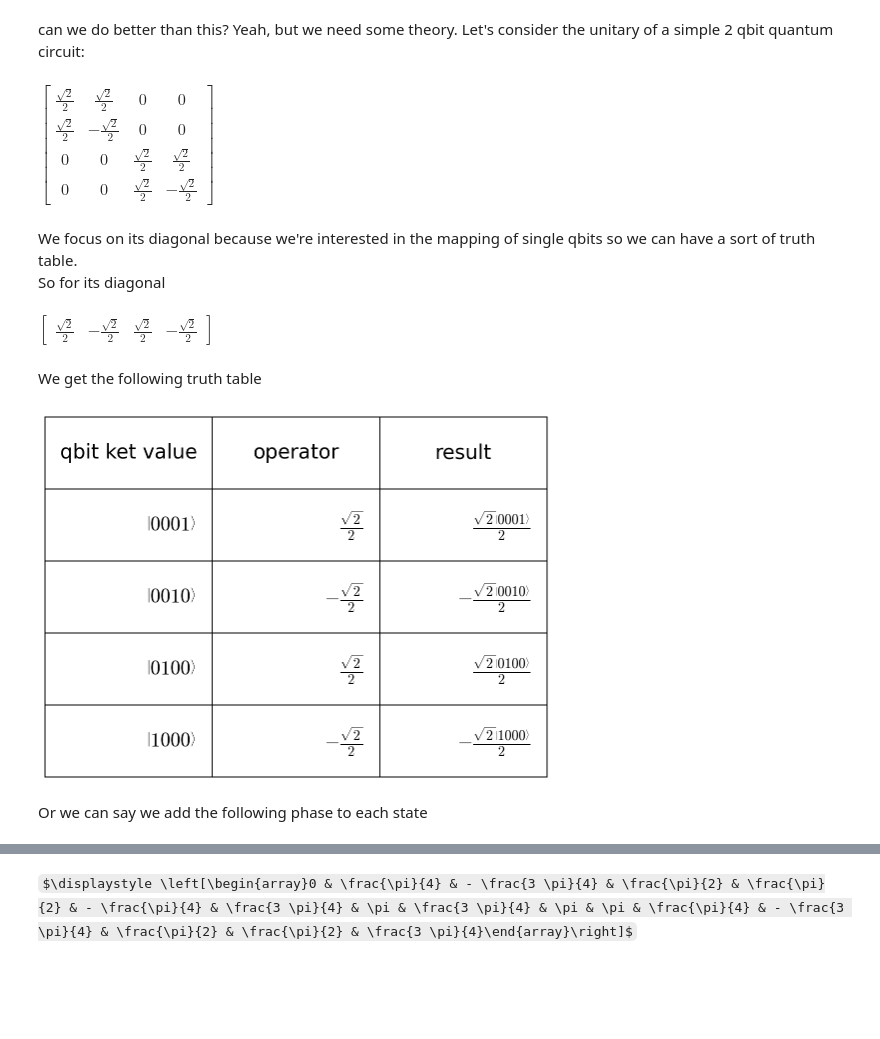
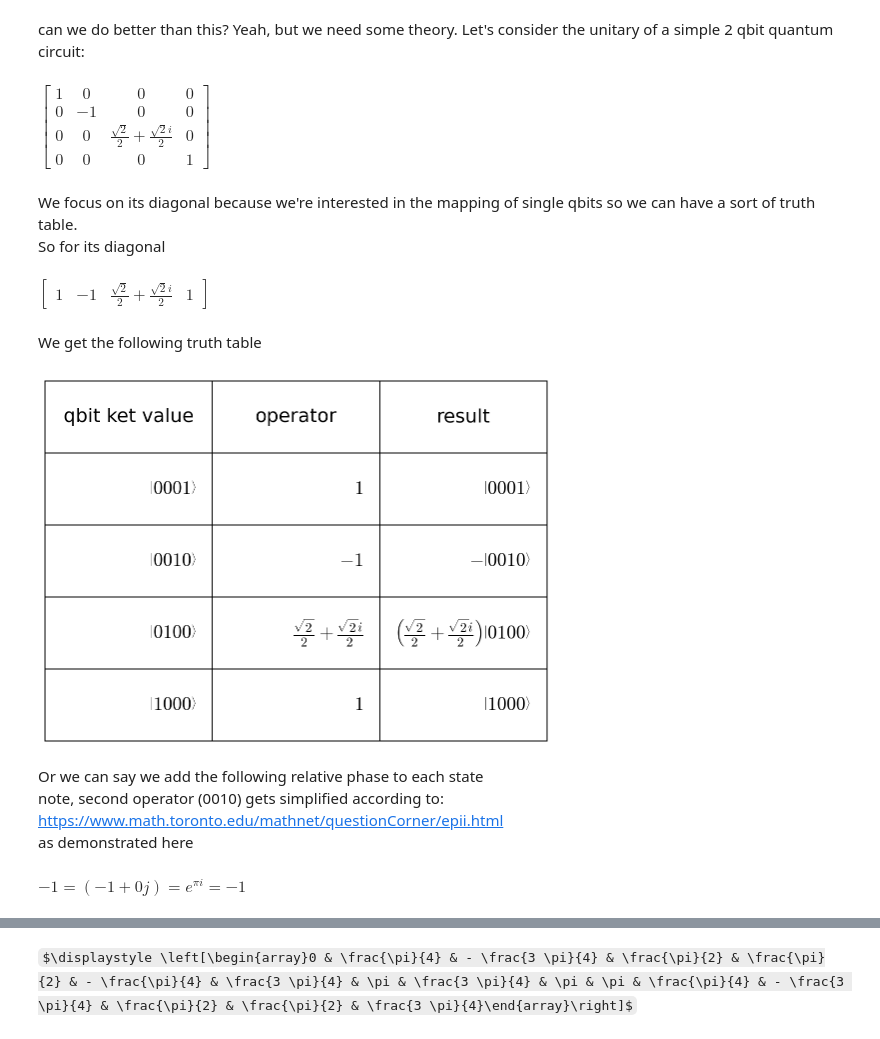
Before and after one commit to jacopomaroli/IBM_may4_challenge_solution, a Jupyter notebook: ex04/Challenge4_CircuitDecomposition.ipynb, the cells around one changed output, grey strips where cells are left out. Saved outputs shown, nothing was run; the diff lists cells and outputs as text; code cells hidden in the pictures; some formulas as TeX source; blank space fills up the shorter version.

```diff
--- a/ex04/Challenge4_CircuitDecomposition.ipynb
+++ b/ex04/Challenge4_CircuitDecomposition.ipynb
@@ -425,7 +425,11 @@ Let's consider the unitary of a simple 2 qbit quantum circuit:
 # %%
 def get_circtuit_unitary():
     qc = QuantumCircuit(2)
+    #qc.cx(0, 1)
     qc.h(0)
+    qc.cx(0, 1)
+    #qc.cz(0, 1)
+    qc.y(1)
 
     backend = Aer.get_backend('unitary_simulator')
     job = execute(qc, backend)
@@ -433,48 +437,73 @@ def get_circtuit_unitary():
     circuit_unitary = result.get_unitary(qc, decimals=12)
     return circuit_unitary
 
+test_unitary_raw = np.matrix([
+    [1, 0, 0, 0],
+    [0, -1, 0, 0],
+    [0, 0, (1/np.sqrt(2))*(1+1j), 0],
+    [0, 0, 0, 1]
+])
+test_unitary = vnsimplify(test_unitary_raw, constants=[sym.sqrt(2)])
+display(sym.Matrix(test_unitary))
+
 test_circuit_unitary_raw = get_circtuit_unitary()
 test_circuit_unitary = vnsimplify(test_circuit_unitary_raw, constants=[sym.sqrt(2)])
+#display(sym.Matrix(test_circuit_unitary))
 #display(sym.Matrix(test_circuit_unitary_raw))
-display(sym.Matrix(test_circuit_unitary))
 # %% [output]
-$\displaystyle \left[\begin{matrix}\frac{\sqrt{2}}{2} & \frac{\sqrt{2}}{2} & 0 & 0\\\frac{\sqrt{2}}{2} & - \frac{\sqrt{2}}{2} & 0 & 0\\0 & 0 & \frac{\sqrt{2}}{2} & \frac{\sqrt{2}}{2}\\0 & 0 & \frac{\sqrt{2}}{2} & - \frac{\sqrt{2}}{2}\end{matrix}\right]$
+$\displaystyle \left[\begin{matrix}1 & 0 & 0 & 0\\0 & -1 & 0 & 0\\0 & 0 & \frac{\sqrt{2}}{2} + \frac{\sqrt{2} i}{2} & 0\\0 & 0 & 0 & 1\end{matrix}\right]$
 # %% [markdown]
 We focus on its diagonal because we're interested in the mapping of single qbits so we can have a sort of truth table.
 So for its diagonal
 # %%
-test_circuit_unitary_diagonal_raw = test_circuit_unitary_raw.diagonal()
-test_circuit_unitary_diagonal = vnsimplify(test_circuit_unitary_diagonal_raw, constants=[sym.sqrt(2)])
-display(sym.Array(test_circuit_unitary_diagonal))
+test_unitary_diagonal_raw = np.diagonal(test_unitary_raw)
+test_unitary_diagonal = vnsimplify(test_unitary_diagonal_raw, constants=[sym.sqrt(2)])
+display(sym.Array(test_unitary_diagonal))
 # %% [output]
-$\displaystyle \left[\begin{matrix}\frac{\sqrt{2}}{2} & - \frac{\sqrt{2}}{2} & \frac{\sqrt{2}}{2} & - \frac{\sqrt{2}}{2}\end{matrix}\right]$
+$\displaystyle \left[\begin{matrix}1 & -1 & \frac{\sqrt{2}}{2} + \frac{\sqrt{2} i}{2} & 1\end{matrix}\right]$
 # %% [markdown]
 We get the following truth table
 # %%
 table_data = []
 
-for idx, operator in enumerate(test_circuit_unitary_diagonal):
+for idx, operator in enumerate(test_unitary_diagonal):
     ketval = 0b1 << idx
     ket_args = [int(x) for x in '{:04b}'.format(ketval)]
     ket_val = Ket(*ket_args)
     ket_val_latex = r"${}$".format(sym.latex(ket_val))
     operator_latex = r"${}$".format(sym.latex(operator))
     result_latex = r"${}$".format(sym.latex(operator * ket_val))
     table_data.append([ket_val_latex, operator_latex, result_latex])
 
 collabel=("qbit ket value", "operator", "result")
 gen_table(table_data, collabel, figsize=(3,6), font_size=20, table_scale=(3,6))
 
 plt.show()
 
 #display(Math(sym.latex(Ket(1, 2))))
 #display(Math(sym.latex(test_circuit_unitary_diagonal[0])))
 #display(sym.Rational(sym.N(test_circuit_unitary_diagonal[0])))
 #display(sym.dsolve(sym.N(test_circuit_unitary_diagonal[0])))
 # %% [output]
-[figure, old version]
+[figure, new version]
 # %% [markdown]
-Or we can say we add the following phase to each state
+Or we can say we add the following relative phase to each state
+note, second operator (0010) gets simplified according to: https://www.math.toronto.edu/mathnet/questionCorner/epii.html
+as demonstrated here
+# %%
+val = -1+.0j
+val_sym = sym.nsimplify(val, constants=[sym.pi])
+R = np.abs(val)
+theta = np.angle(val)
+R_sym = sym.nsimplify(R, constants=[sym.pi])
+theta_sym = sym.nsimplify(theta, constants=[sym.pi])
+# i (lowercase) is a cheat to prevent semplification. Real constant is I (uppercase)
+exp1 = sym.sympify('R*exp(i*theta)',locals={'R':R_sym,'theta':theta_sym}, evaluate=False)
+exp2 = sym.sympify('R*exp(I*theta)',locals={'R':R_sym,'theta':theta_sym}, evaluate=False)
+result = "$-1 = {} = {} = {}$".format(sym.latex(val), sym.latex(exp1), sym.latex(exp2))
+display(Math(result))
+# %% [output]
+$\displaystyle -1 = (-1+0j) = e^{\pi i} = -1$
 # %%
 table_data = []
 
```
Also changed, not shown: parts of 7 cells of this notebook.
